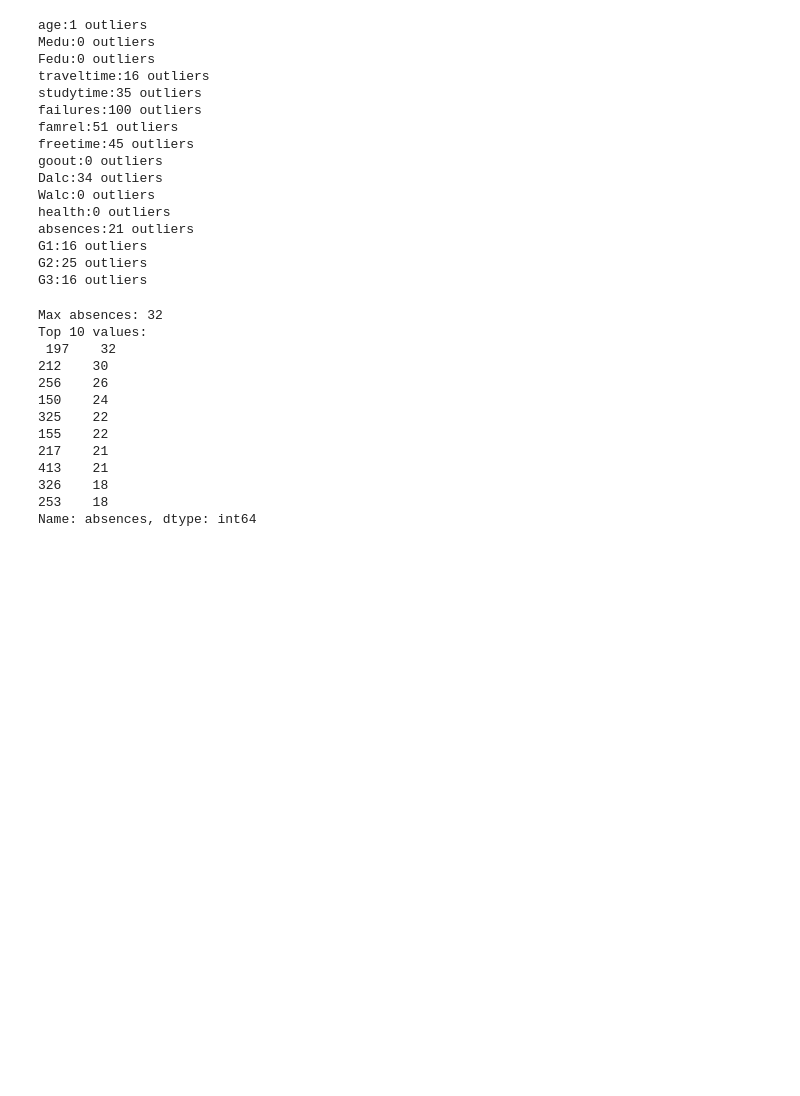
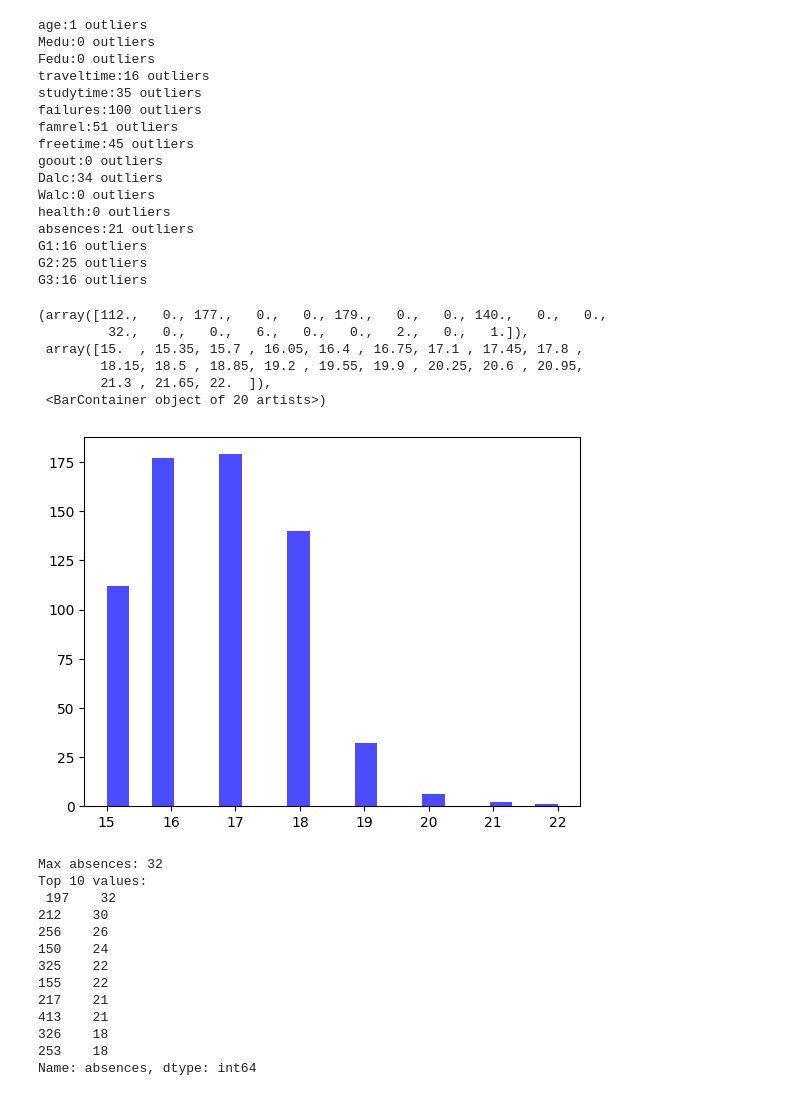
Before and after one commit to 2dhammahmoud/student_performance, a Jupyter notebook: student_performance.ipynb, the cells around one changed output. Cells and saved outputs as stored; diff of their text form; code cells hidden in the pictures; blank space fills up the shorter version.

Commit message:
update: fixed analysis and added new plots

```diff
--- a/student_performance.ipynb
+++ b/student_performance.ipynb
@@ -133,6 +133,16 @@ G3:16 outliers
 import numpy as np
 import matplotlib.pyplot as plt
 import seaborn as sns
+# %%
+plt.hist(df['age'], bins=20, color='blue', alpha=0.7)
+# %% [output]
+(array([112.,   0., 177.,   0.,   0., 179.,   0.,   0., 140.,   0.,   0.,
+         32.,   0.,   0.,   6.,   0.,   0.,   2.,   0.,   1.]),
+ array([15.  , 15.35, 15.7 , 16.05, 16.4 , 16.75, 17.1 , 17.45, 17.8 ,
+        18.15, 18.5 , 18.85, 19.2 , 19.55, 19.9 , 20.25, 20.6 , 20.95,
+        21.3 , 21.65, 22.  ]),
+ <BarContainer object of 20 artists>)
+[figure, added]
 # %%
 print("Max absences:", df['absences'].max())
 print("Top 10 values:\n", df['absences'].sort_values(ascending=False).head(10))
```
Also changed, not shown: parts of 1 cell of this notebook, 2 other files.
